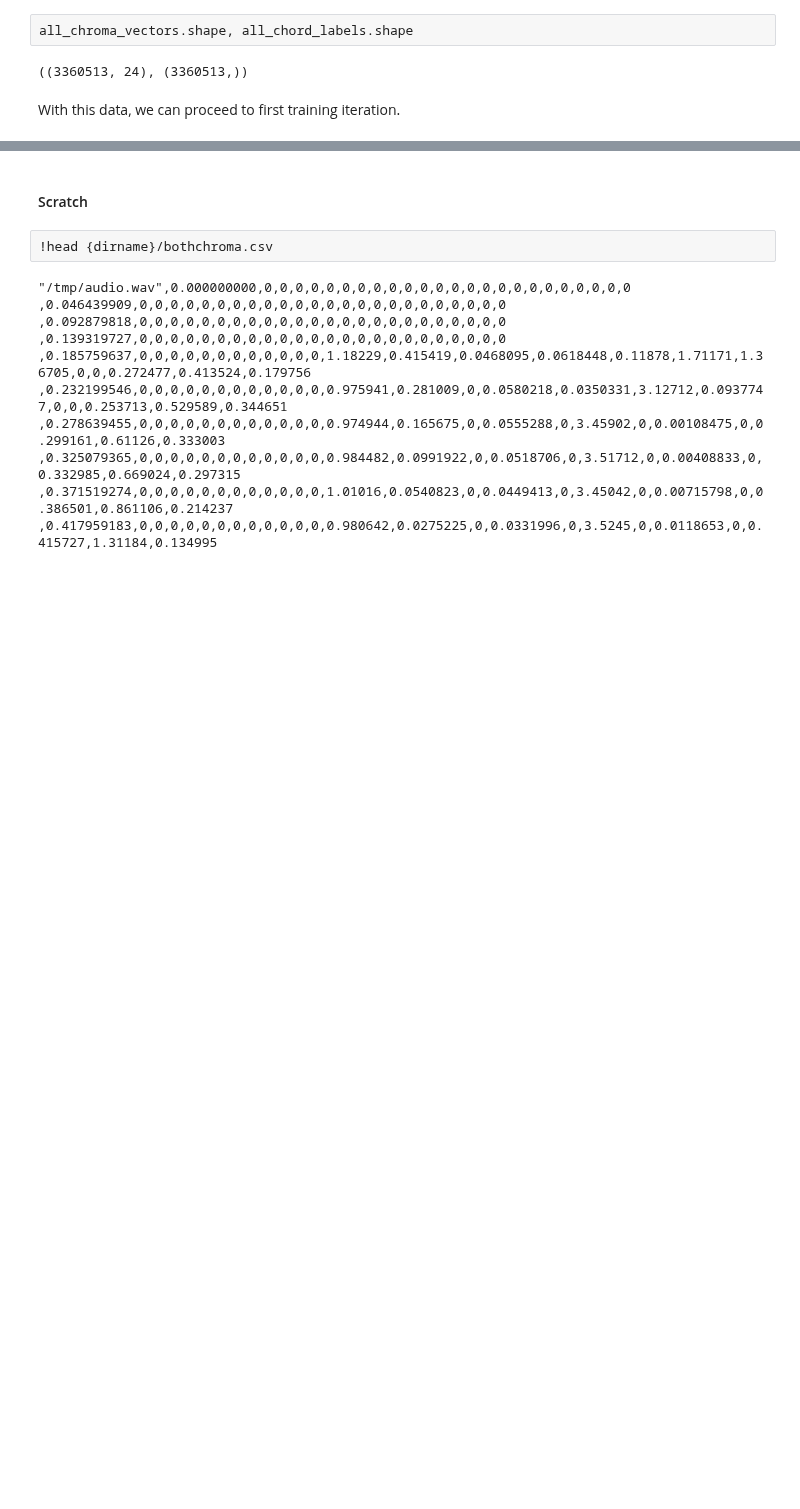
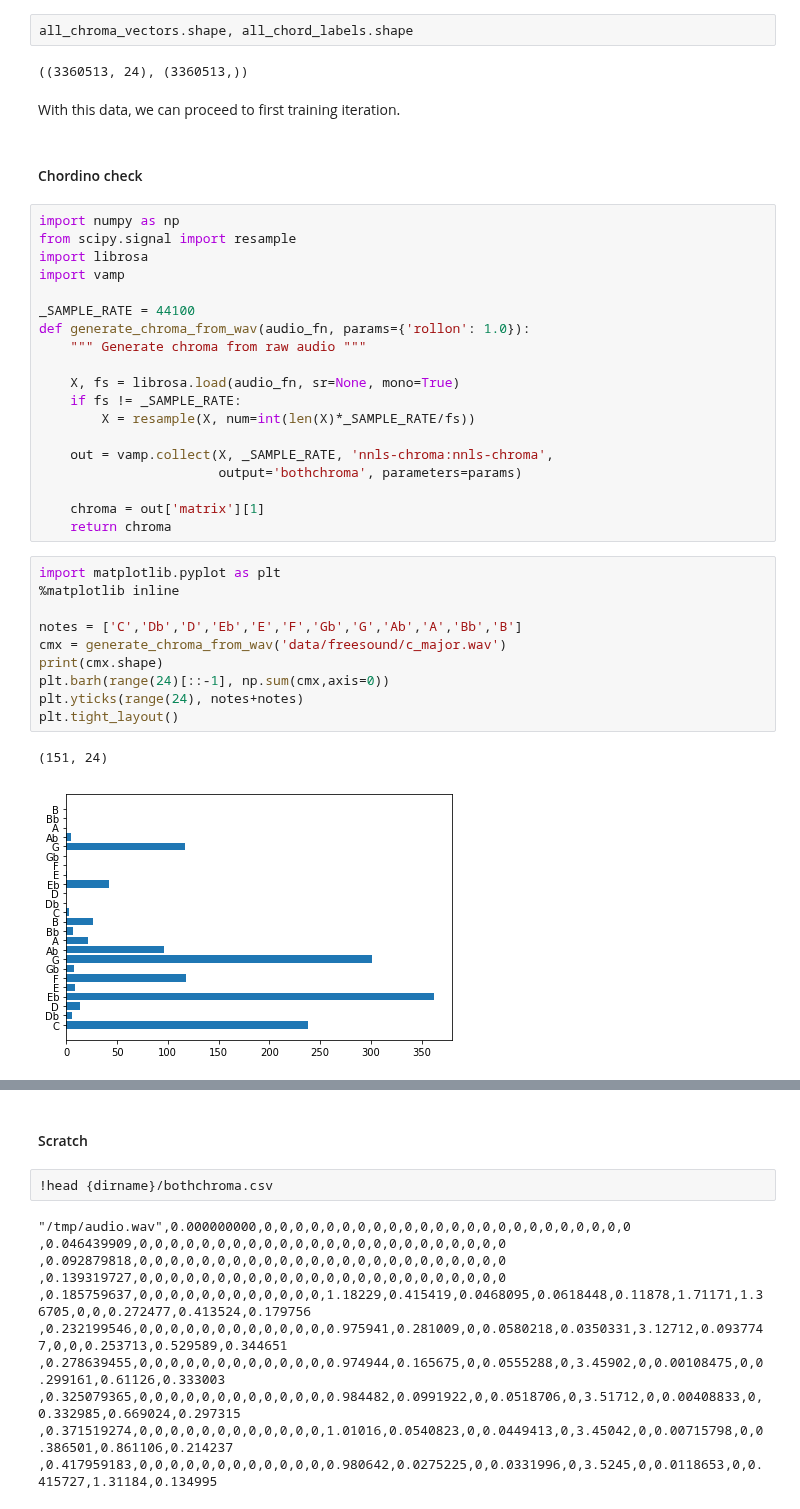
Before and after one commit to cjbayron/autochord, a Jupyter notebook: data_analysis.ipynb, the cells around one changed output, grey strips where cells are left out. Saved outputs shown, nothing was run; the diff lists cells and outputs as text; blank space fills up the shorter version.

```diff
--- a/data_analysis.ipynb
+++ b/data_analysis.ipynb
@@ -690,3 +699,37 @@ all_chroma_vectors.shape, all_chord_labels.shape
 ((3360513, 24), (3360513,))
 # %% [markdown]
 With this data, we can proceed to first training iteration.
+# %% [markdown]
+#### Chordino check
+# %%
+import numpy as np
+from scipy.signal import resample
+import librosa
+import vamp
+
+_SAMPLE_RATE = 44100
+def generate_chroma_from_wav(audio_fn, params={'rollon': 1.0}):
+    """ Generate chroma from raw audio """
+
+    X, fs = librosa.load(audio_fn, sr=None, mono=True)
+    if fs != _SAMPLE_RATE:
+        X = resample(X, num=int(len(X)*_SAMPLE_RATE/fs))
+
+    out = vamp.collect(X, _SAMPLE_RATE, 'nnls-chroma:nnls-chroma',
+                       output='bothchroma', parameters=params)
+
+    chroma = out['matrix'][1]
+    return chroma
+# %%
+import matplotlib.pyplot as plt
+%matplotlib inline
+
+notes = ['C','Db','D','Eb','E','F','Gb','G','Ab','A','Bb','B']
+cmx = generate_chroma_from_wav('data/freesound/c_major.wav')
+print(cmx.shape)
+plt.barh(range(24)[::-1], np.sum(cmx,axis=0))
+plt.yticks(range(24), notes+notes)
+plt.tight_layout()
+# %% [output]
+(151, 24)
+[figure, added]
```
Also changed, not shown: parts of 5 cells of this notebook, 1 other file.
